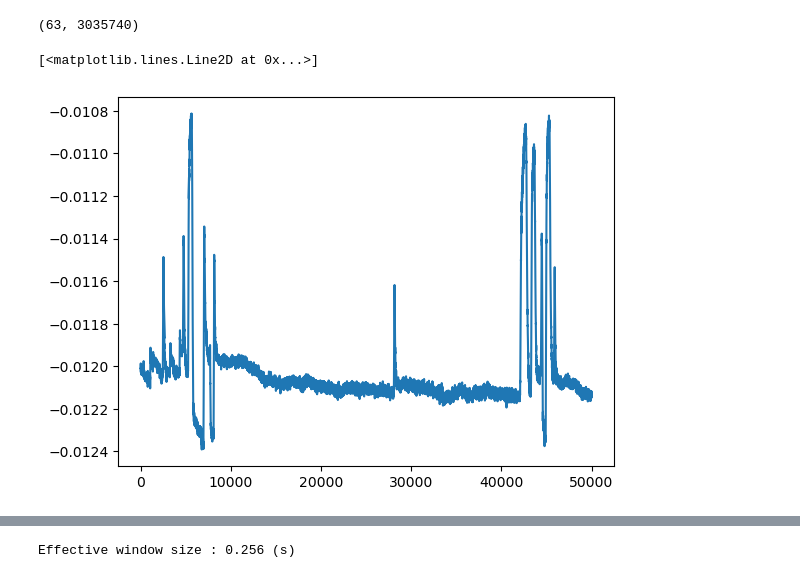
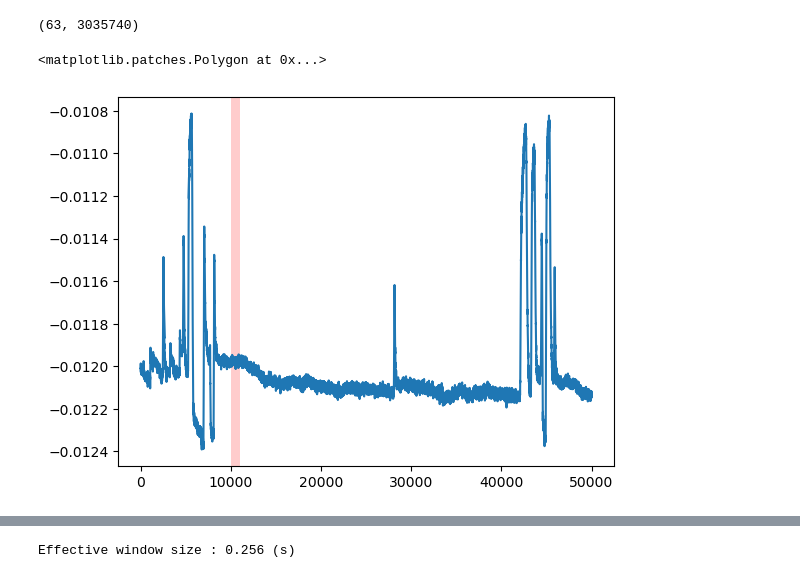
Before and after one commit to StoneT2000/COGS189Project, a Jupyter notebook: notebooks/Stone_EDA.ipynb, the cells around one changed output, grey strips where cells are left out. Cells and saved outputs as stored; diff of their text form; code cells hidden in the pictures.

```diff
--- a/notebooks/Stone_EDA.ipynb
+++ b/notebooks/Stone_EDA.ipynb
@@ -68,7 +68,9 @@ data.shape
 # %% [output]
 (63, 3035740)
 # %%
-plt.plot(data[0][:50000])
+ax = plt.plot(data[0][:50000])
+# Zoom in
+plt.axvspan(10000, 11000, facecolor='red', alpha=.2)
 # %% [output]
-[<matplotlib.lines.Line2D at 0x...>]
+<matplotlib.patches.Polygon at 0x...>
-[figure, old version]
+[figure, new version]
```
Also changed, not shown: parts of 7 cells of this notebook.
